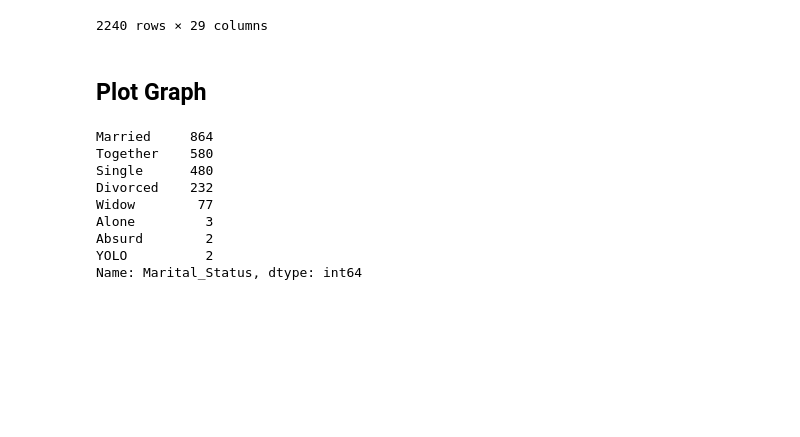
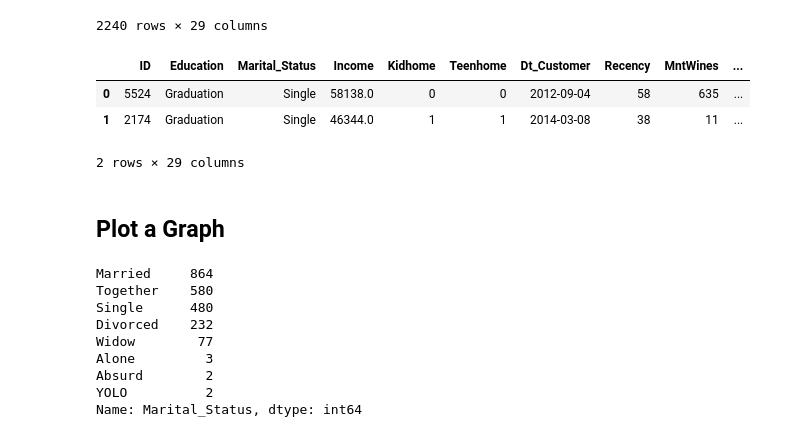
Before and after one commit to luasmar/python-and-data-projects, a Jupyter notebook: Exploratory_Analysis_Ifood.ipynb, the cells around one changed output. Cells and saved outputs as stored; diff of their text form; code cells hidden in the pictures; blank space fills up the shorter version.

```diff
--- a/Exploratory_Analysis_Ifood.ipynb
+++ b/Exploratory_Analysis_Ifood.ipynb
@@ -181,8 +179,21 @@ df.drop_duplicates()
 | 2238 | 8235 | 1956 | Master | Together | 69245.0 | 0 | 1 | 2014-01-24 | 8 | ... |
 | 2239 | 9405 | 1954 | PhD | Married | 52869.0 | 1 | 1 | 2012-10-15 | 40 | ... |
 2240 rows × 29 columns
+# %%
+# Converting Year_Birth to Age
+
+ano_atual = pd.datetime.now().year
+df['Age'] = ano_atual - df['Year_Birth']
+df.drop('Year_Birth', axis = 1, inplace=True)
+# %%
+df.head(2)
+# %% [output]
+|  | ID | Education | Marital_Status | Income | Kidhome | Teenhome | Dt_Customer | Recency | MntWines | ... |
+| 0 | 5524 | Graduation | Single | 58138.0 | 0 | 0 | 2012-09-04 | 58 | 635 | ... |
+| 1 | 2174 | Graduation | Single | 46344.0 | 1 | 1 | 2014-03-08 | 38 | 11 | ... |
+2 rows × 29 columns
 # %% [markdown]
-## Plot Graph
+## Plot a Graph
 # %%
 # Counting 'Marital_Status' column values.
 
```
Also changed, not shown: parts of 1 cell of this notebook.
